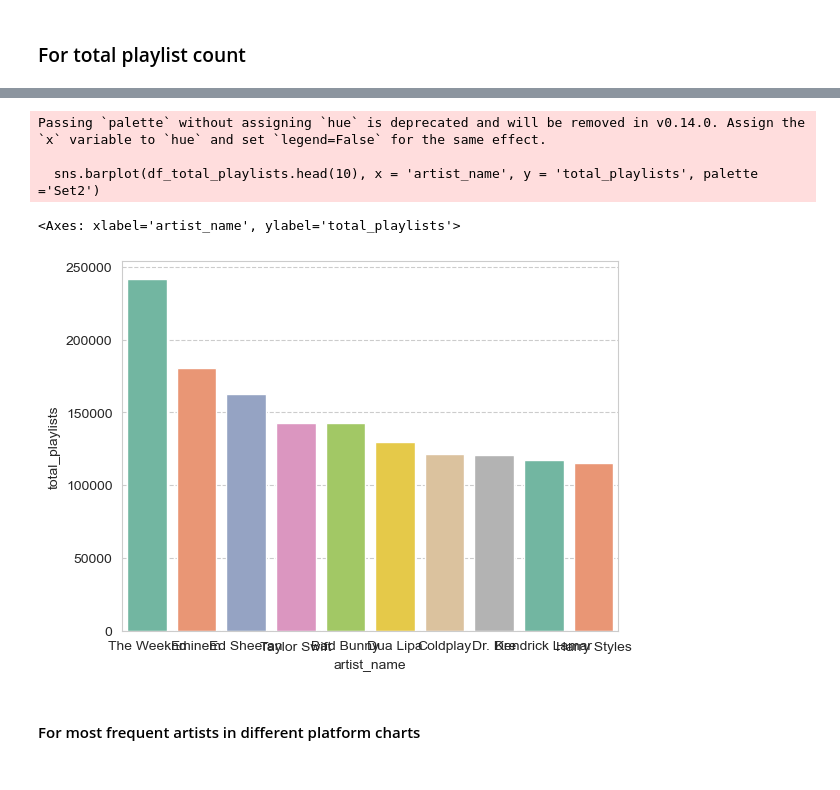
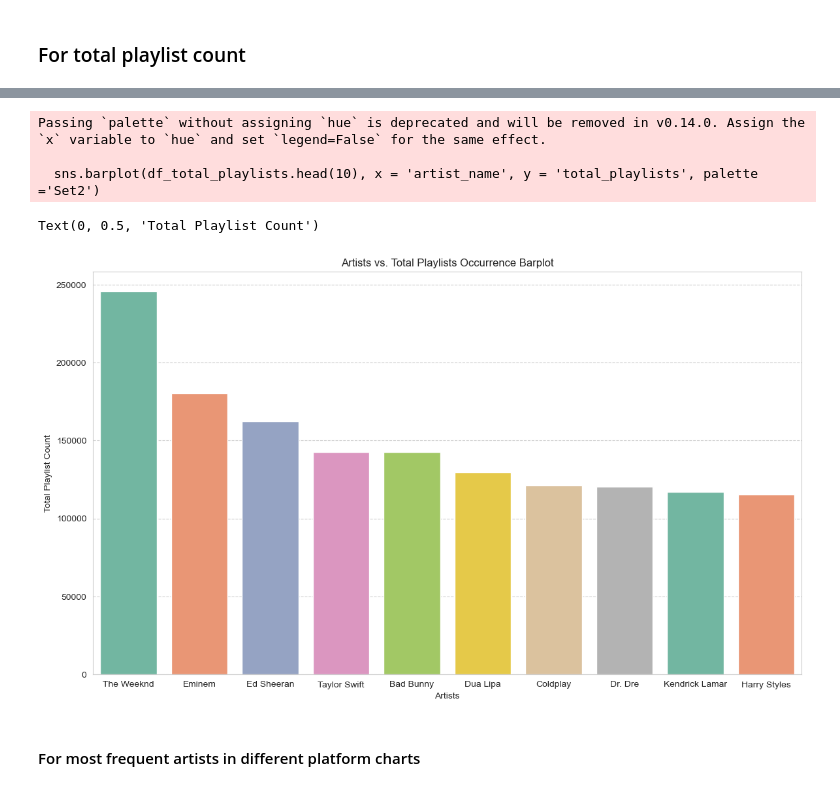
Before and after one commit to Angel0po/EDA_BON-AO, a Jupyter notebook: EDA_BON-AO.ipynb, the cells around one changed output, grey strips where cells are left out. Cells and saved outputs as stored; diff of their text form; code cells hidden in the pictures.

```diff
--- a/EDA_BON-AO.ipynb
+++ b/EDA_BON-AO.ipynb
@@ -1201,10 +1222,19 @@ df_total_playlists.head(10)
 | 8 | Kendrick Lamar | 117220.0 |
 | 9 | Harry Styles | 115462.0 |
 # %%
+plt.figure(figsize=(14, 8))
+# sizes the plot
+
 sns.barplot(df_total_playlists.head(10), x = 'artist_name', y = 'total_playlists', palette ='Set2')
+# creates artists vs  total playlists barplot
+
+plt.title("Artists vs. Total Playlists Occurrence Barplot")
+plt.xlabel("Artists")
+plt.ylabel("Total Playlist Count")
+# Labels the plot's title, x-title, and y-title
 # %% [output]
 Passing `palette` without assigning `hue` is deprecated and will be removed in v0.14.0. Assign the `x` variable to `hue` and set `legend=False` for the same effect.
 
   sns.barplot(df_total_playlists.head(10), x = 'artist_name', y = 'total_playlists', palette ='Set2')
-<Axes: xlabel='artist_name', ylabel='total_playlists'>
+Text(0, 0.5, 'Total Playlist Count')
-[figure, old version]
+[figure, new version]
```
Also changed, not shown: parts of 53 cells of this notebook.
